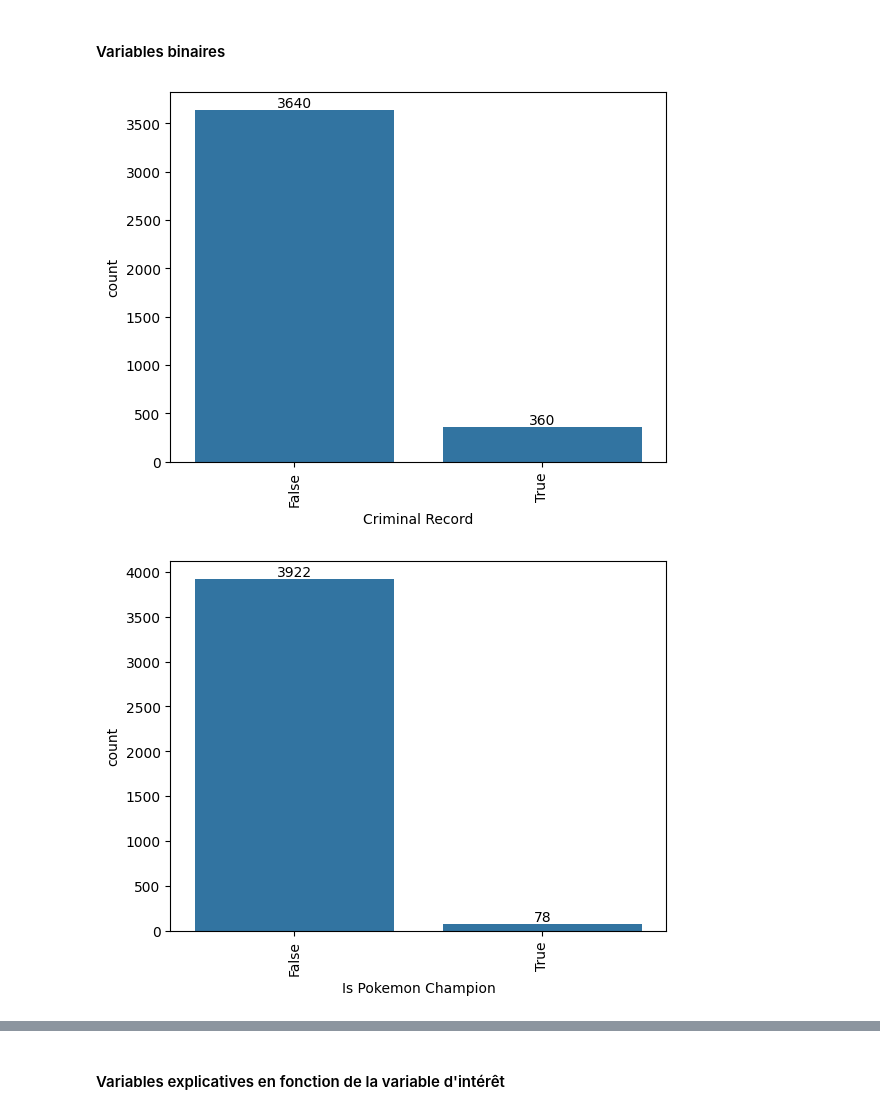
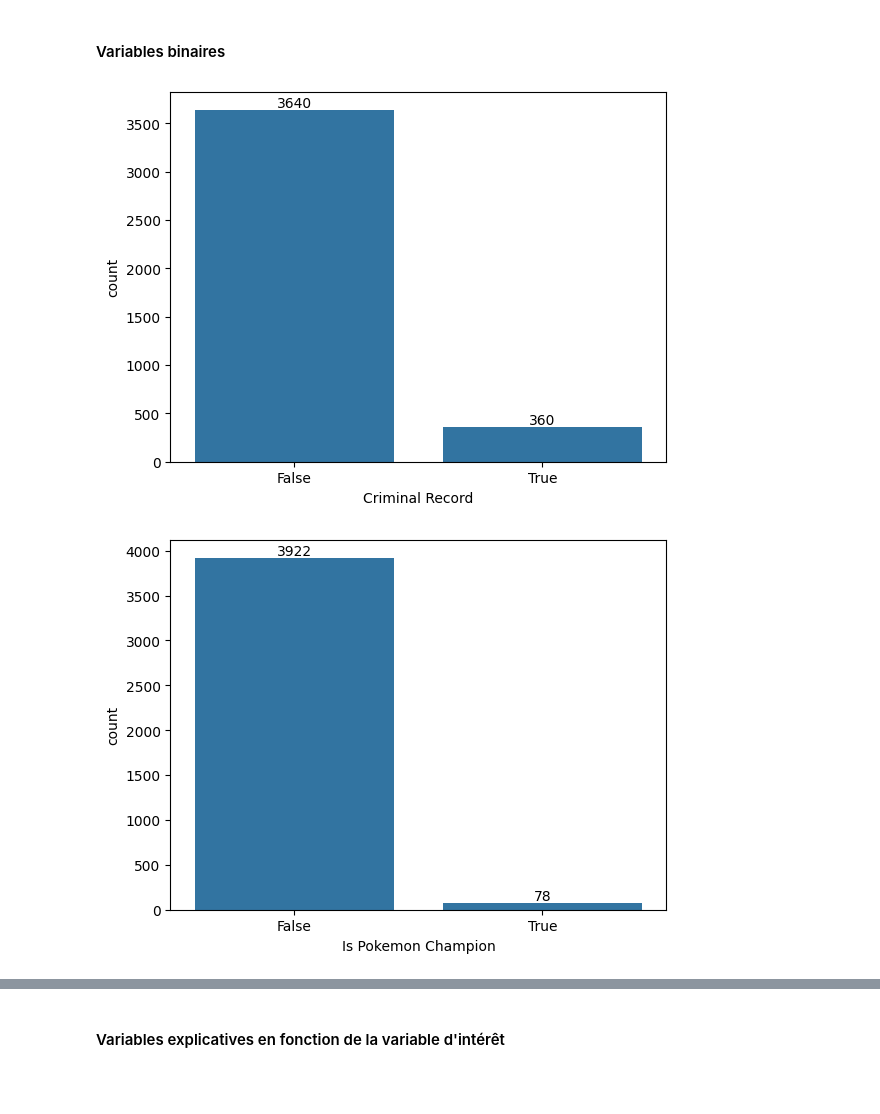
Before and after one commit to ValentinRonsseray/pokemon_dataset, a Jupyter notebook: 01_eda.ipynb, the cells around one changed output, grey strips where cells are left out. Saved outputs shown, nothing was run; the diff lists cells and outputs as text; code cells hidden in the pictures; blank space fills up the shorter version.

```diff
--- a/01_eda.ipynb
+++ b/01_eda.ipynb
@@ -386,10 +386,9 @@ binary_variables = df.select_dtypes(include=["bool"]).columns
 # %%
 for variable in binary_variables:
     plt.figure()
     ax = sns.countplot(x=variable, data=df_train)
-    plt.xticks(rotation=90)
     add_count_labels(ax)
     plt.show()
 # %% [output]
-[figure, old version]
+[figure, new version]
-[figure, old version]
+[figure, new version]
```
Also changed, not shown: parts of 4 cells of this notebook.
